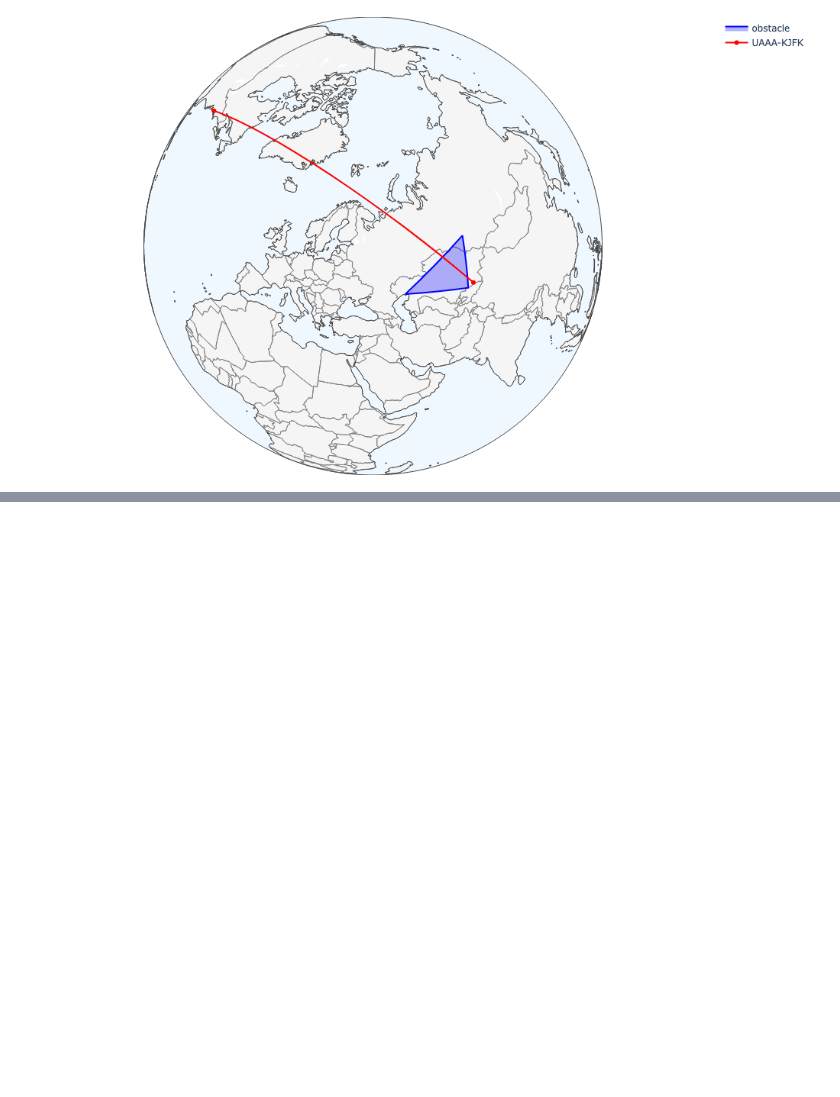
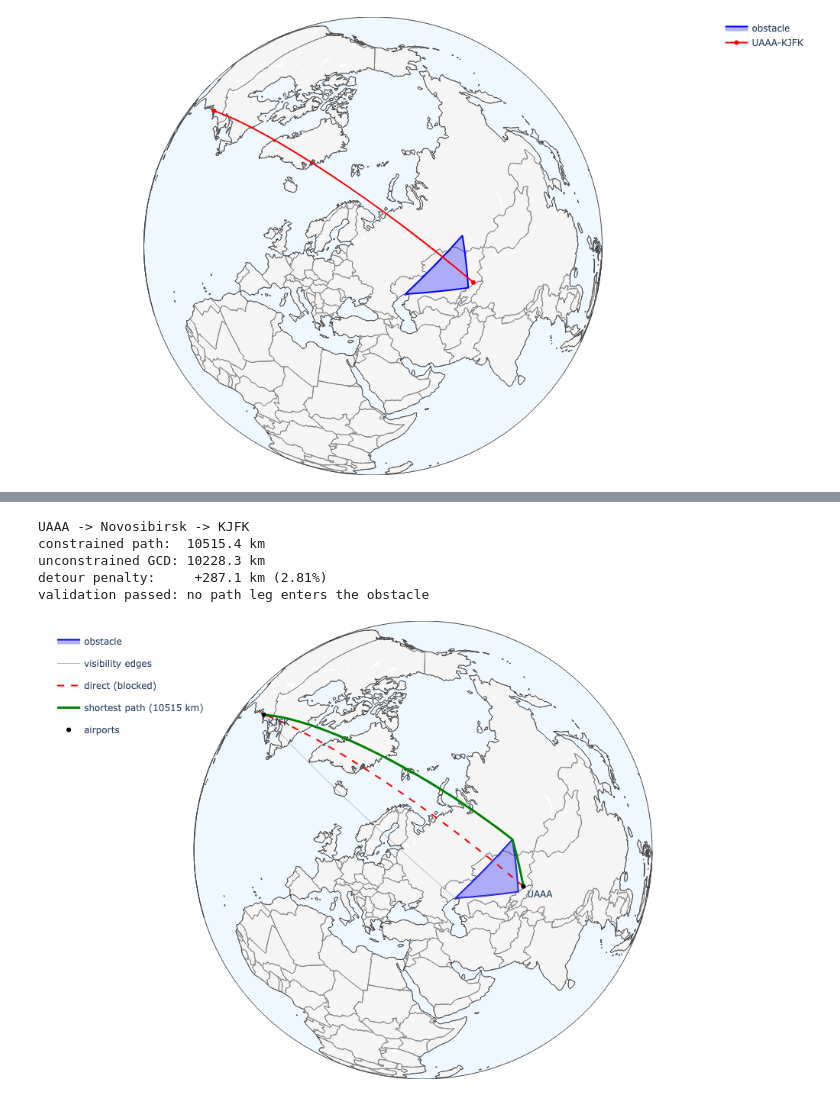
Before and after one commit to aabsinthium/gcd_air_routing, a Jupyter notebook: visibility_graph.ipynb, the cells around one changed output, grey strips where cells are left out. Drawn from its saved outputs; the diff is of its cells as text; code cells hidden in the pictures; blank space fills up the shorter version.

Commit message:
spherical visibility graph and A* GCD pathfinding around obstacle polygon
Co-Authored-By: Claude Fable 5 <noreply@anthropic.com>

```diff
--- a/visibility_graph.ipynb
+++ b/visibility_graph.ipynb
@@ -74,0 +201,80 @@ fig.show()
+# %%
+heuristic = lambda u, v: gcd_km(nodes[u], nodes[v])  # admissible: direct GCD never overestimates
+
+path = nx.astar_path(G, "UAAA", "KJFK", heuristic=heuristic, weight="weight")
+path_km = nx.path_weight(G, path, weight="weight")
+direct_km = gcd_km(nodes["UAAA"], nodes["KJFK"])
+
+print(" -> ".join(path))
+print(f"constrained path: {path_km:8.1f} km")
+print(f"unconstrained GCD:{direct_km:8.1f} km")
+print(f"detour penalty:   {path_km - direct_km:+8.1f} km ({(path_km / direct_km - 1) * 100:.2f}%)")
+
+# validation: densify each leg and assert it never enters the obstacle interior
+for a, b in zip(path, path[1:]):
+    for p in slerp(nodes[a], nodes[b], 200)[1:-1]:
+        assert not point_in_spherical_polygon(p, ring), f"leg {a}->{b} enters the obstacle"
+print("validation passed: no path leg enters the obstacle")
+# %% [output]
+UAAA -> Novosibirsk -> KJFK
+constrained path:  10515.4 km
+unconstrained GCD: 10228.3 km
+detour penalty:     +287.1 km (2.81%)
+validation passed: no path leg enters the obstacle
+# %%
+def arc_lonlat(a, b, n=64):
+    pts = slerp(a, b, n)
+    lons, lats = zip(*(to_lonlat(p) for p in pts))
+    return list(lons), list(lats)
+
+fig = go.Figure()
+
+ring_cw = list(CITIES.values())[::-1]  # clockwise so d3 fills the inside
+lons, lats = zip(*ring_cw)
+fig.add_trace(go.Scattergeo(
+    lon=[*lons, lons[0]], lat=[*lats, lats[0]], mode="lines",
+    line=dict(color="blue", width=2), fill="toself",
+    fillcolor="rgba(0, 0, 255, 0.3)", name="obstacle"))
+
+path_legs = set(zip(path, path[1:])) | set(zip(path[1:], path))
+first = True
+for u, v in G.edges():
+    if (u, v) in path_legs:
+        continue
+    lo, la = arc_lonlat(nodes[u], nodes[v])
+    fig.add_trace(go.Scattergeo(
+        lon=lo, lat=la, mode="lines", line=dict(color="gray", width=1),
+        opacity=0.6, name="visibility edges", legendgroup="vis", showlegend=first))
+    first = False
+
+lo, la = arc_lonlat(nodes["UAAA"], nodes["KJFK"])
+fig.add_trace(go.Scattergeo(
+    lon=lo, lat=la, mode="lines",
+    line=dict(color="red", width=2, dash="dash"), name="direct (blocked)"))
+
+path_lons, path_lats = [], []
+for a, b in zip(path, path[1:]):
+    lo, la = arc_lonlat(nodes[a], nodes[b])
+    path_lons += lo
+    path_lats += la
+fig.add_trace(go.Scattergeo(
+    lon=path_lons, lat=path_lats, mode="lines",
+    line=dict(color="green", width=3), name=f"shortest path ({path_km:.0f} km)"))
+
+fig.add_trace(go.Scattergeo(
+    lon=[route.loc[i, "GeoPointLong"] for i in ("UAAA", "KJFK")],
+    lat=[route.loc[i, "GeoPointLat"] for i in ("UAAA", "KJFK")],
+    mode="markers+text", text=["UAAA", "KJFK"], textposition="bottom right",
+    marker=dict(color="black", size=6), name="airports"))
+
+fig.update_geos(
+    projection_type="orthographic",
+    projection_rotation=dict(lon=40, lat=60),
+    showcountries=True, countrycolor="gray",
+    showland=True, landcolor="whitesmoke",
+    showocean=True, oceancolor="aliceblue")
+fig.update_layout(height=600, margin=dict(l=0, r=0, t=0, b=0),
+                  legend=dict(x=0.02, y=0.98, bgcolor="rgba(255,255,255,0.7)"))
+fig.show()
+# %% [output]
+[figure, added]
```
Also changed, not shown: parts of 4 cells of this notebook.
